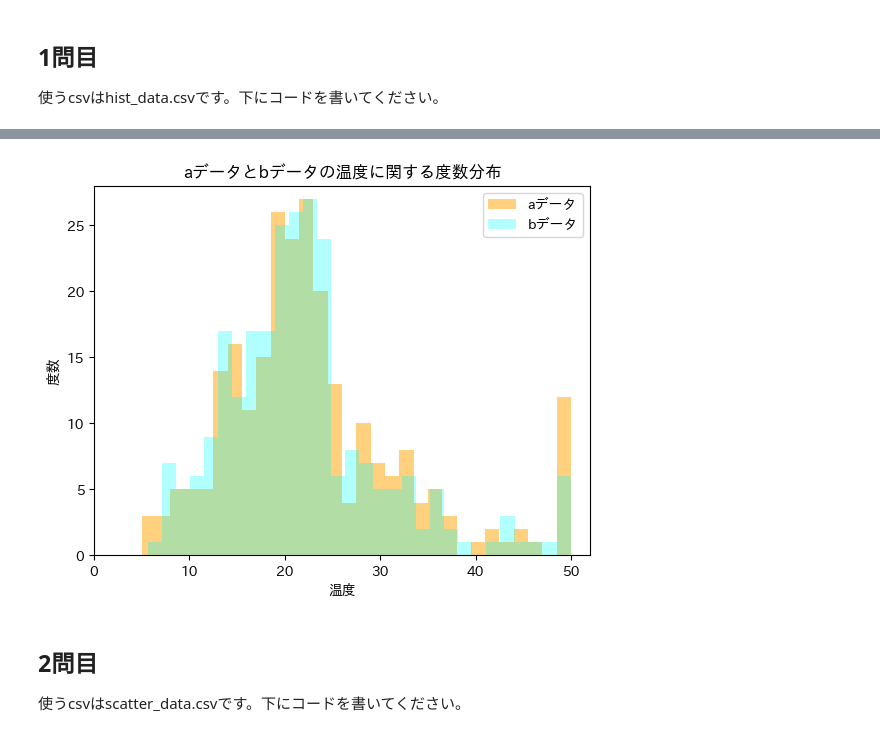
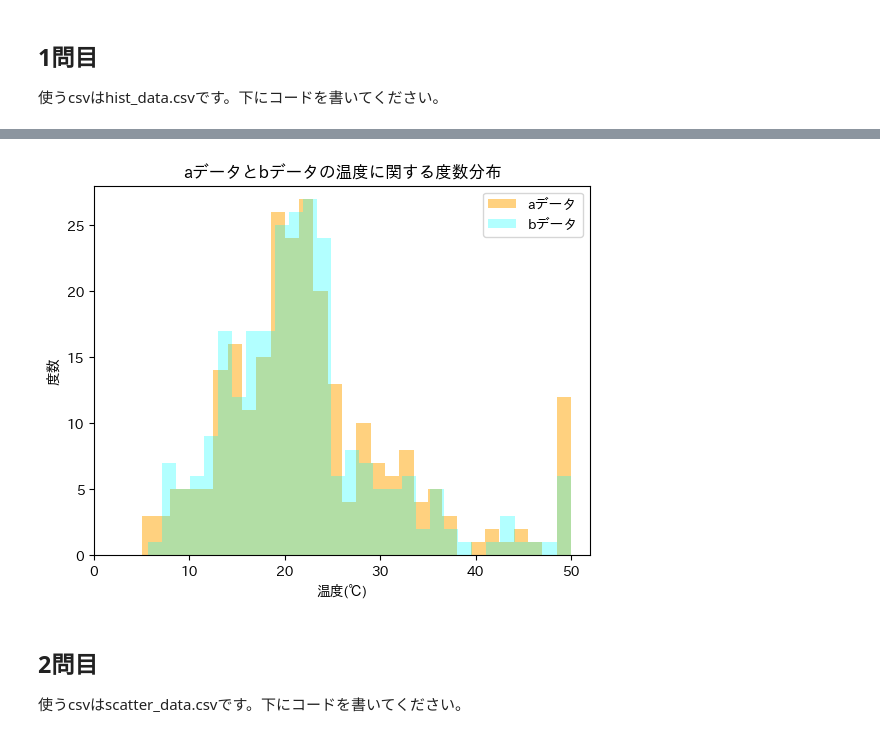
Before and after one commit to MahiroK/BasicPython, a Jupyter notebook: matplotlib_exercise.ipynb, the cells around one changed output, grey strips where cells are left out. Drawn from its saved outputs; the diff is of its cells as text; code cells hidden in the pictures.

```diff
--- a/matplotlib_exercise.ipynb
+++ b/matplotlib_exercise.ipynb
@@ -17,20 +17,20 @@ japanize_matplotlib.japanize()
 # %%
 #csvの取得
 data = pd.read_csv('data/hist_data.csv')
 #グラフのタイトル
 plt.title('aデータとbデータの温度に関する度数分布')
 #x・y軸の軸名
-plt.xlabel('温度'),plt.ylabel('度数')
+plt.xlabel('温度(℃)'),plt.ylabel('度数')
 #範囲の指定
 plt.xlim(0,52),plt.ylim(0,28)
 #データAのヒストグラム
 plt.hist(data['aデータ'],bins = 30,label = 'aデータ',alpha = 0.5,color = 'orange')
 #データbのヒストグラム
 plt.hist(data['bデータ'],bins = 30 ,label ='bデータ',alpha = 0.3,color = 'cyan')
 plt.legend()
 plt.show()
 # %% [output]
-[figure, old version]
+[figure, new version]
 # %% [markdown]
 ## 2問目
 使うcsvはscatter_data.csvです。下にコードを書いてください。
```
Also changed, not shown: parts of 1 cell of this notebook.
